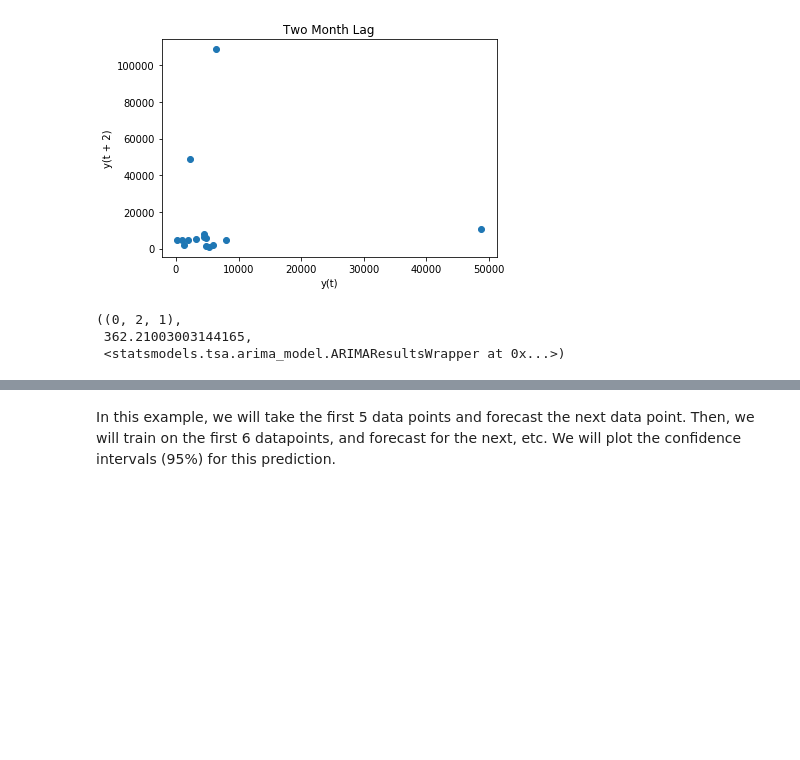
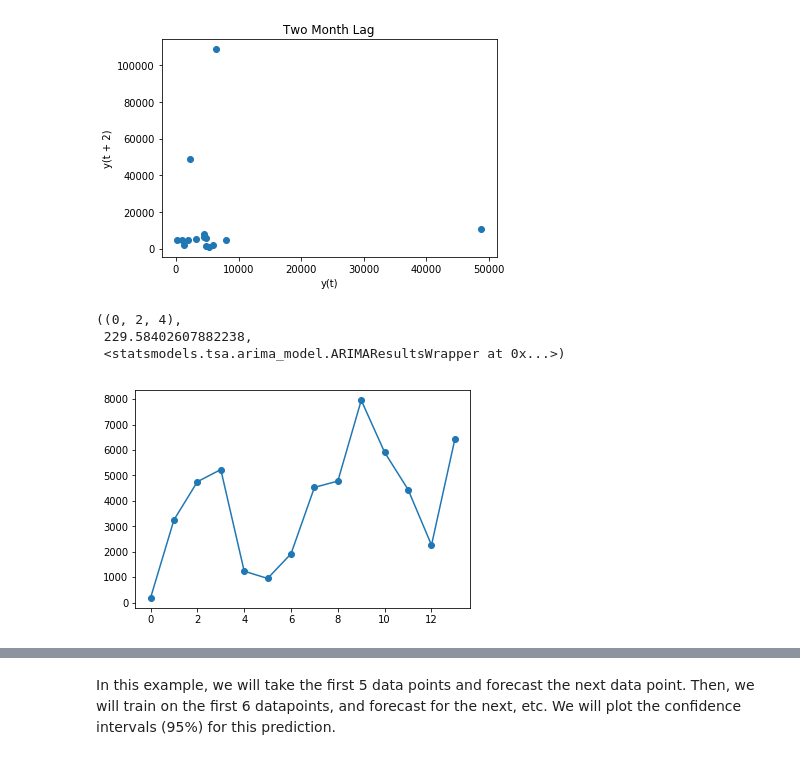
Before and after one commit to Emaasit/long-range-extrapolation, a Jupyter notebook: code/notebooks/ARIMA Analysis on CERT Email Data.ipynb, the cells around one changed output, grey strips where cells are left out. Saved outputs shown, nothing was run; the diff lists cells and outputs as text; code cells hidden in the pictures; blank space fills up the shorter version.

```diff
--- a/code/notebooks/ARIMA Analysis on CERT Email Data.ipynb
+++ b/code/notebooks/ARIMA Analysis on CERT Email Data.ipynb
@@ -348,9 +348,9 @@ def get_ARIMA_param_values(y):
     warnings.filterwarnings('ignore')
 
     # Values to try
-    p = [0, 1, 2, 3]
+    p = [0, 1, 2, 3, 4, 5]
     d = [0, 1, 2]
-    q = [0, 1, 2, 3]
+    q = [0, 1, 2, 3, 4, 5]
     results = []
 
     for pi, di, qi in itertools.product(p, d, q):
@@ -366,10 +366,16 @@ def get_ARIMA_param_values(y):
             pass
     warnings.filterwarnings('default')
     return sorted(results, key=lambda x: x[1])[0]
-# %%
-# Example of how function works
-get_ARIMA_param_values(y)
-# %% [output]
-((0, 2, 1),
- 362.21003003144165,
- <statsmodels.tsa.arima_model.ARIMAResultsWrapper at 0x...>)
+# %%
+# Example of how function works
+#get_ARIMA_param_values(y)
+df_size = df_insider_ewing.resample('1M', on='date').sum()
+y = df_size['size'].values.astype(np.float) / 1000.
+y = y[:14]
+plt.plot(y, marker='o')
+get_ARIMA_param_values(y)
+# %% [output]
+((0, 2, 4),
+ 229.58402607882238,
+ <statsmodels.tsa.arima_model.ARIMAResultsWrapper at 0x...>)
+[figure, added]
```
Also changed, not shown: parts of 13 cells of this notebook, 1 other file.
